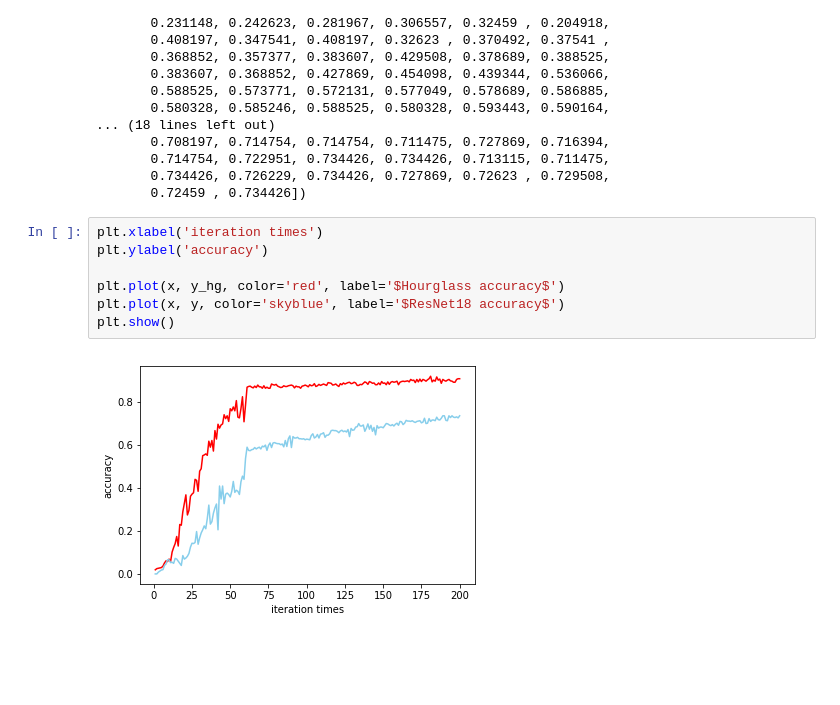
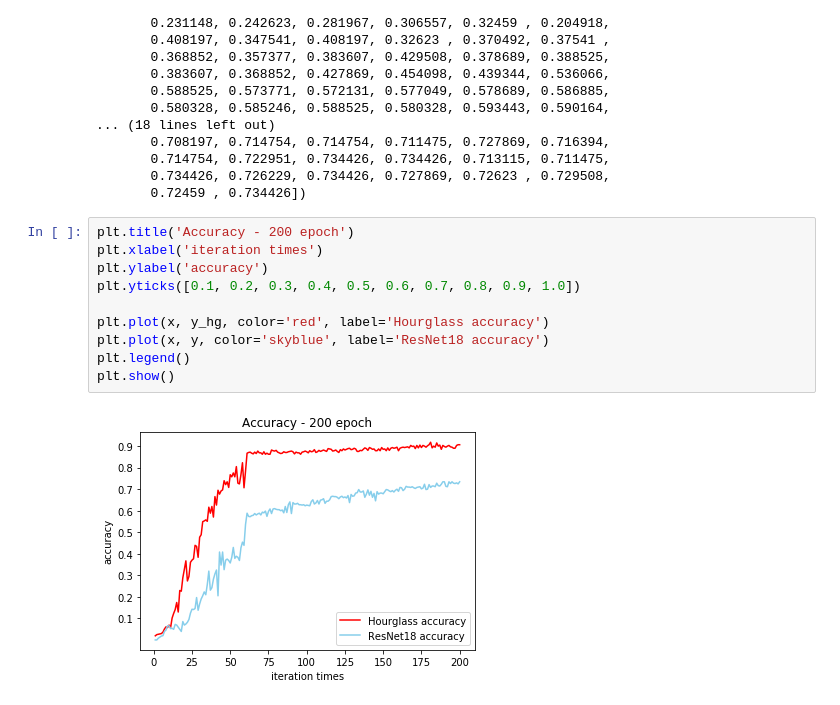
Before and after one commit to Nickzhong789/pytorch-pose, a Jupyter notebook: plot_log.ipynb, the cells around one changed output. Cells and saved outputs as stored; diff of their text form; blank space fills up the shorter version.

Commit message:
fix plot

```diff
--- a/plot_log.ipynb
+++ b/plot_log.ipynb
@@ -62,11 +62,14 @@ array([0.      , 0.      , 0.008197, 0.013115, 0.018033, 0.019672,
        0.734426, 0.726229, 0.734426, 0.727869, 0.72623 , 0.729508,
        0.72459 , 0.734426])
 # %%
+plt.title('Accuracy - 200 epoch')
 plt.xlabel('iteration times')
 plt.ylabel('accuracy')
+plt.yticks([0.1, 0.2, 0.3, 0.4, 0.5, 0.6, 0.7, 0.8, 0.9, 1.0])
 
-plt.plot(x, y_hg, color='red', label='$Hourglass accuracy$')
-plt.plot(x, y, color='skyblue', label='$ResNet18 accuracy$')
+plt.plot(x, y_hg, color='red', label='Hourglass accuracy')
+plt.plot(x, y, color='skyblue', label='ResNet18 accuracy')
+plt.legend()
 plt.show()
 # %% [output]
-[figure, old version]
+[figure, new version]
```
